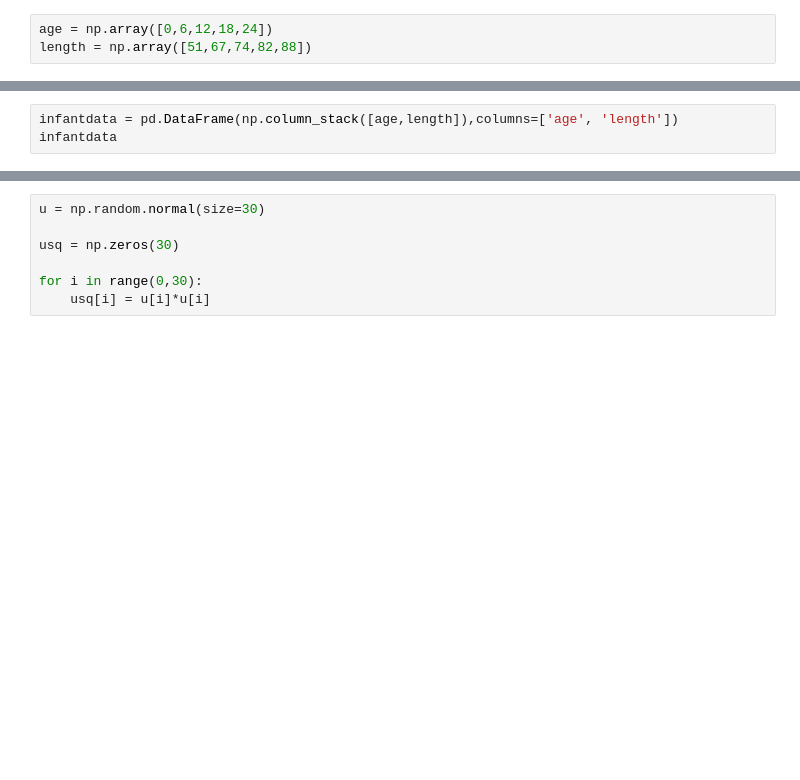
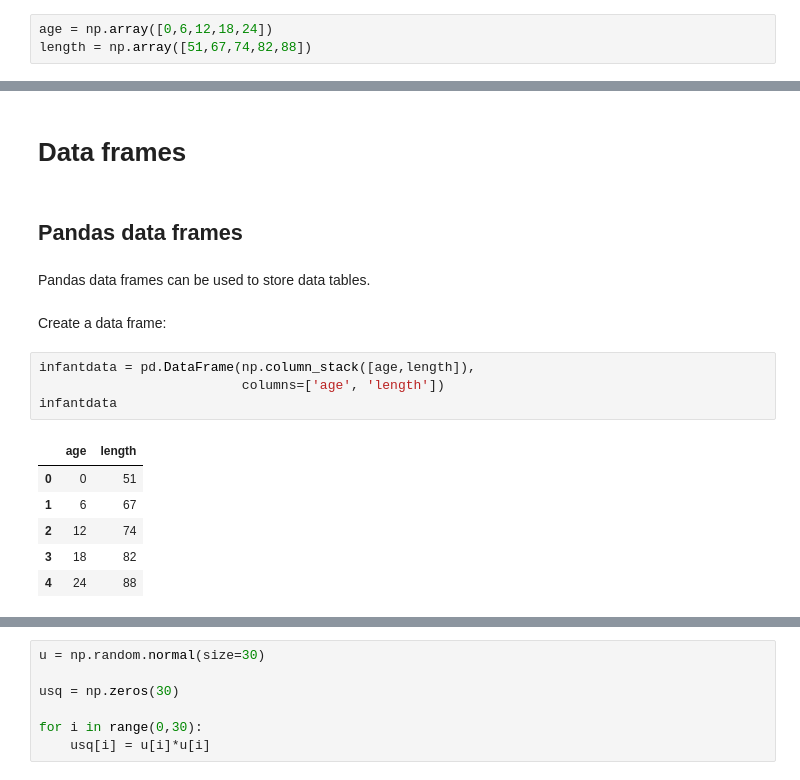
Before and after one commit to uu-sml/course-sml-public, a Jupyter notebook: lectures/pythonlecture.ipynb, the cells around one changed output, grey strips where cells are left out. Saved outputs shown, nothing was run; the diff lists cells and outputs as text; blank space fills up the shorter version.

```diff
--- a/lectures/pythonlecture.ipynb
+++ b/lectures/pythonlecture.ipynb
@@ -94,3 +367,19 @@ plt.show()
+# %% [markdown]
+# Data frames
+# %% [markdown]
+## Pandas data frames
+# %% [markdown]
+Pandas data frames can be used to store data tables.
+# %% [markdown]
+Create a data frame:
 # %%
-infantdata = pd.DataFrame(np.column_stack([age,length]),columns=['age', 'length'])
+infantdata = pd.DataFrame(np.column_stack([age,length]),
+                          columns=['age', 'length'])
 infantdata
+# %% [output]
+|  | age | length |
+| 0 | 0 | 51 |
+| 1 | 6 | 67 |
+| 2 | 12 | 74 |
+| 3 | 18 | 82 |
+| 4 | 24 | 88 |
```
Also changed, not shown: parts of 175 cells of this notebook.
